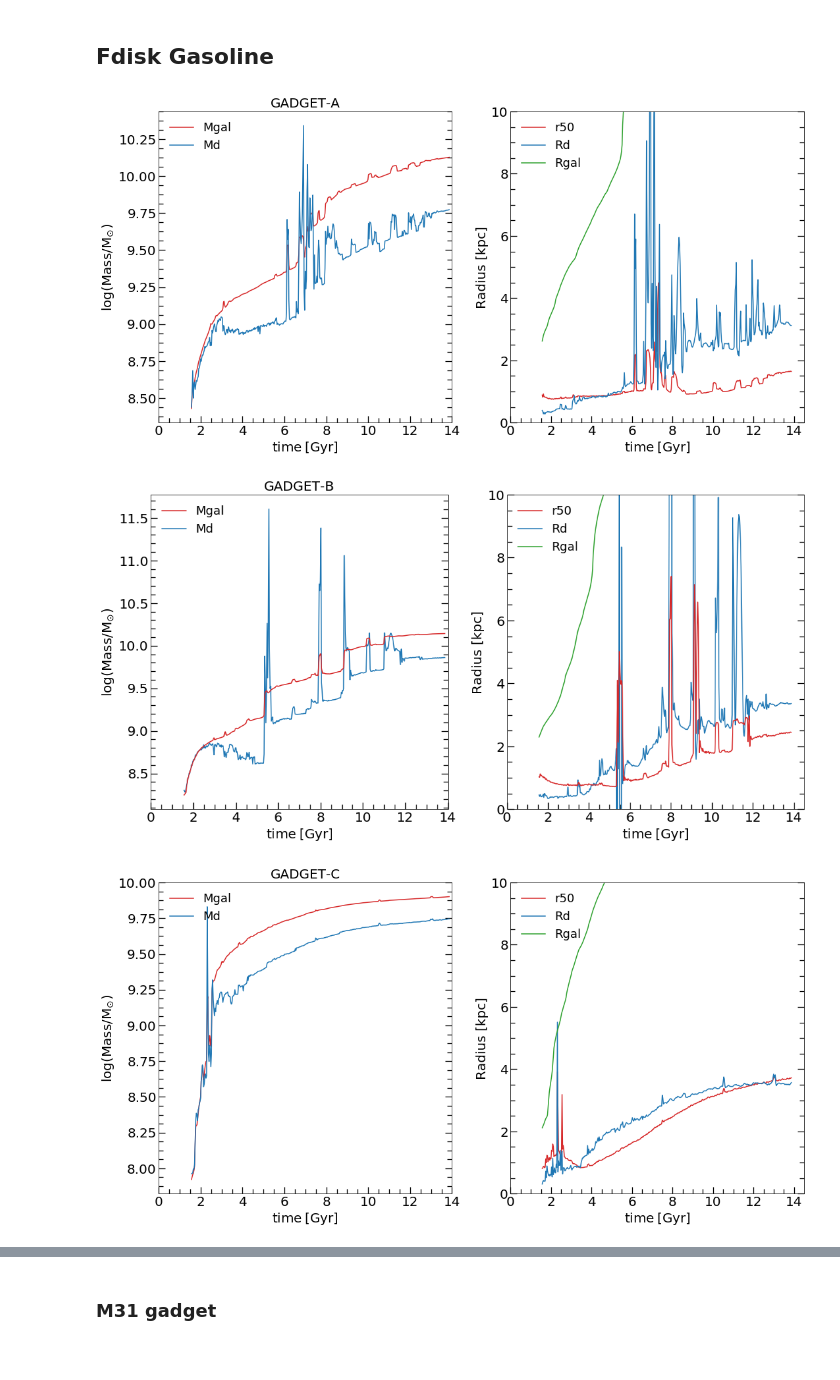
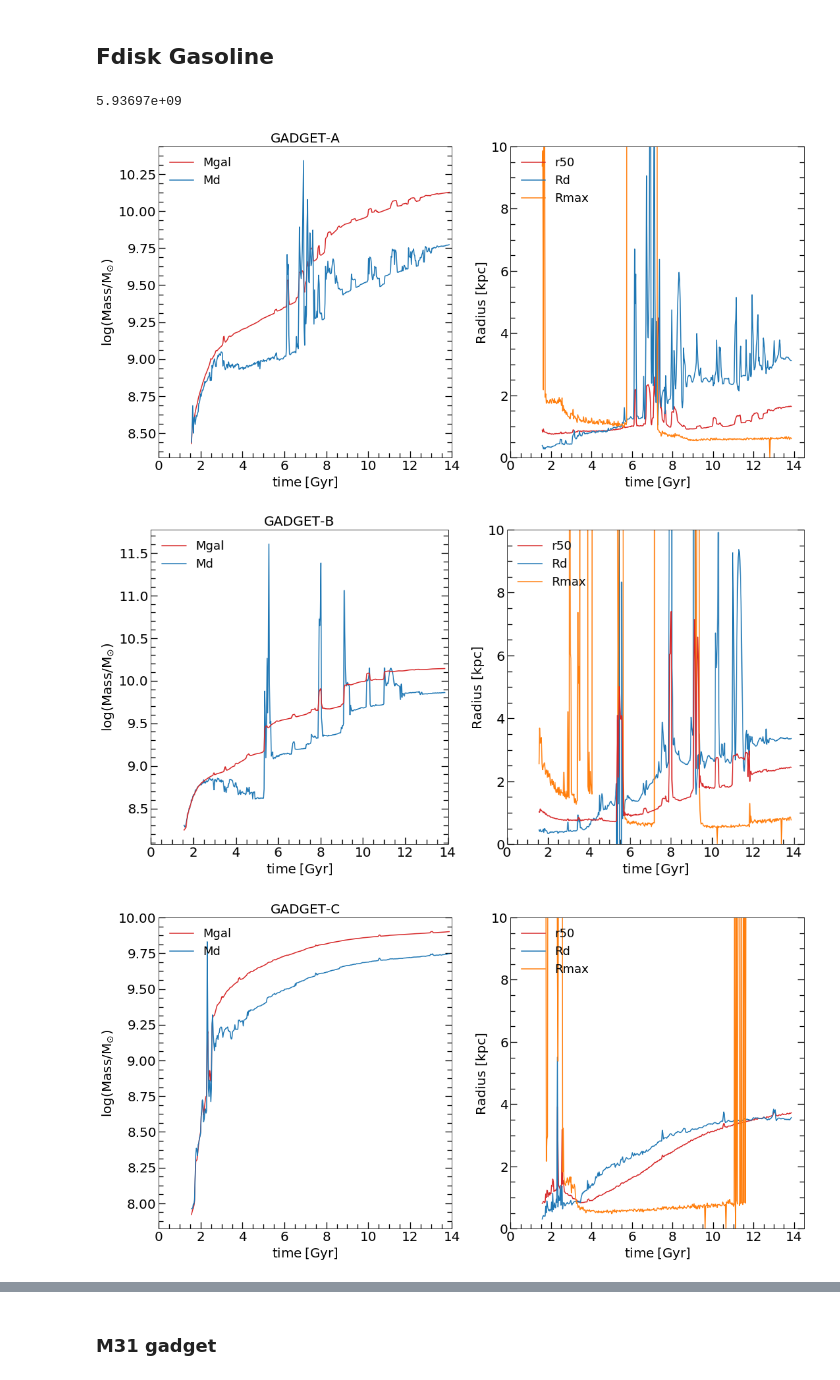
Before and after one commit to ornemarioni/Barras_GdGs, a Jupyter notebook: Barras_Gd/programs/fdisk_test_referee.ipynb, the cells around one changed output, grey strips where cells are left out. Saved outputs shown, nothing was run; the diff lists cells and outputs as text; code cells hidden in the pictures.

```diff
--- a/Barras_Gd/programs/fdisk_test_referee.ipynb
+++ b/Barras_Gd/programs/fdisk_test_referee.ipynb
@@ -448,6 +446,10 @@ V50_M33gs  = data[:,8]
+# %%
+print '%1.5e'%Md_M31gd[0]
+# %% [output]
+5.93697e+09
 # %%
 #-----grafico-----------
-# import matplotlib.pyplot as plt
+import matplotlib.pyplot as plt
 import numpy as np
 
 fig, ax = plt.subplots(nrows=1, ncols=2, figsize=(16, 8))#, sharex=True, sharey=True)#, sharex=True,
@@ -470,7 +472,7 @@ ax[0].set_title('GADGET-A',fontsize=20)
 
 ax[1].plot(time_M31gd, r50_M31gd, '-', lw=1.5, color = 'tab:red', label='r50')
 ax[1].plot(time_M31gd, Rd_M31gd,'-', lw=1.5, color = 'tab:blue',label='Rd')
-ax[1].plot(time_M31gd, rgal_M31gd,'-', lw=1.5, color = 'tab:green',label='Rgal')
+ax[1].plot(time_M31gd, rmax_M31gd,'-', lw=1.5, color = 'tab:orange',label='Rmax')
 ax[1].set_xticks([0,2,4,6,8,10,12,14])
 ax[1].set_ylabel(r'Radius [kpc]',fontsize=20)
 ax[1].set_xlabel(r'$\mathrm{time\:[Gyr]}$',fontsize=20)
@@ -483,10 +485,10 @@ ax[1].tick_params('both', length=10, width=1.3,which='major', direction='in', ri
 ax[1].legend(fontsize=18,frameon=False, loc=2)
 plt.show()
 # %% [output]
-[figure, old version]
+[figure, new version]
 # %%
 #-----grafico-----------
-# import matplotlib.pyplot as plt
+import matplotlib.pyplot as plt
 import numpy as np
 
 fig, ax = plt.subplots(nrows=1, ncols=2, figsize=(16, 8))#, sharex=True, sharey=True)#, sharex=True,
@@ -509,7 +511,7 @@ ax[0].set_title('GADGET-B',fontsize=20)
 
 ax[1].plot(time_MWgd, r50_MWgd, '-', lw=1.5, color = 'tab:red', label='r50',zorder=25)
 ax[1].plot(time_MWgd, Rd_MWgd,'-', lw=1.5, color = 'tab:blue',label='Rd')
-ax[1].plot(time_MWgd, rgal_MWgd,'-', lw=1.5, color = 'tab:green',label='Rgal')
+ax[1].plot(time_MWgd, rmax_MWgd,'-', lw=1.5, color = 'tab:orange',label='Rmax')
 ax[1].set_xticks([0,2,4,6,8,10,12,14])
 ax[1].set_ylabel(r'Radius [kpc]',fontsize=20)
 ax[1].set_xlabel(r'$\mathrm{time\:[Gyr]}$',fontsize=20)
@@ -522,7 +524,7 @@ ax[1].tick_params('both', length=10, width=1.3,which='major', direction='in', ri
 ax[1].legend(fontsize=18,frameon=False, loc=2)
 plt.show()
 # %% [output]
-[figure, old version]
+[figure, new version]
 # %%
 #-----grafico-----------
 # import matplotlib.pyplot as plt
@@ -533,35 +535,35 @@ fig, ax = plt.subplots(nrows=1, ncols=2, figsize=(16, 8))#, sharex=True, sharey=
 fig.subplots_adjust(bottom=0.10, left =0.12, right = 0.97, top = 0.92)
 
 ax[0].plot(time_M33gd, np.log10(Mgal_M33gd), '-', lw=1.5, color = 'tab:red', label='Mgal')
 ax[0].plot(time_M33gd, np.log10(Md_M33gd),'-', lw=1.5, color = 'tab:blue',label='Md')
 ax[0].set_xlim(0,14)
 # ax.set_ylim(0.7,2.5)
 ax[0].set_xticks([0,2,4,6,8,10,12,14])
 ax[0].set_ylabel(r'log(Mass/$\rm{M_{\odot}}$)',fontsize=20)
 ax[0].set_xlabel(r'$\mathrm{time\:[Gyr]}$',fontsize=20)
 ax[0].minorticks_on()
 ax[0].tick_params( labelsize=20)
 ax[0].tick_params('both', length=7, width=1.3,which='minor', direction='in', right=True,top=False)
 ax[0].tick_params('both', length=10, width=1.3,which='major', direction='in', right=True,top=False)
 ax[0].legend(fontsize=18,frameon=False, loc=2)
 ax[0].set_title('GADGET-C',fontsize=20)
 
 ax[1].plot(time_M33gd, r50_M33gd, '-', lw=1.5, color = 'tab:red', label='r50')
 ax[1].plot(time_M33gd, Rd_M33gd,'-', lw=1.5, color = 'tab:blue',label='Rd')
-ax[1].plot(time_M33gd, rgal_M33gd,'-', lw=1.5, color = 'tab:green',label='Rgal')
+ax[1].plot(time_M33gd, rmax_M33gd,'-', lw=1.5, color = 'tab:orange',label='Rmax')
 ax[1].set_xticks([0,2,4,6,8,10,12,14])
 ax[1].set_ylabel(r'Radius [kpc]',fontsize=20)
 ax[1].set_xlabel(r'$\mathrm{time\:[Gyr]}$',fontsize=20)
 ax[1].set_ylim(0,10)
 ax[1].minorticks_on()
 ax[1].tick_params( labelsize=20)
 ax[1].tick_params('both', length=7, width=1.3,which='minor', direction='in', right=True,top=False)
 ax[1].tick_params('both', length=10, width=1.3,which='major', direction='in', right=True,top=False)
 
 ax[1].legend(fontsize=18,frameon=False, loc=2)
 plt.show()
 # %% [output]
-[figure, old version]
+[figure, new version]
 # %%
 #-----grafico-----------
 # import matplotlib.pyplot as plt
```
Also changed, not shown: parts of 4 cells of this notebook, 1 other file.
